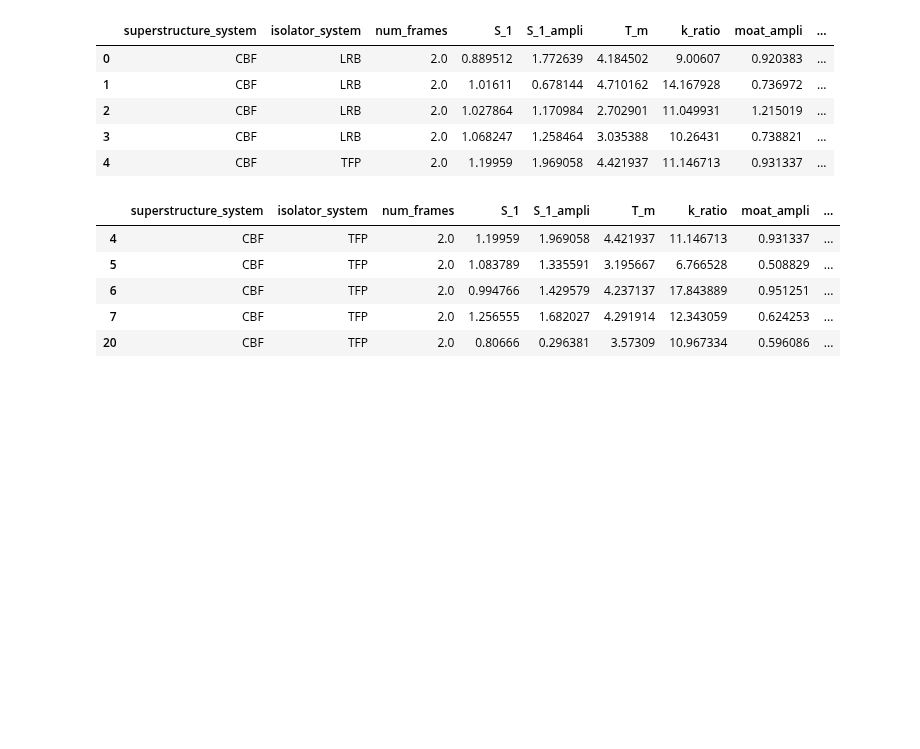
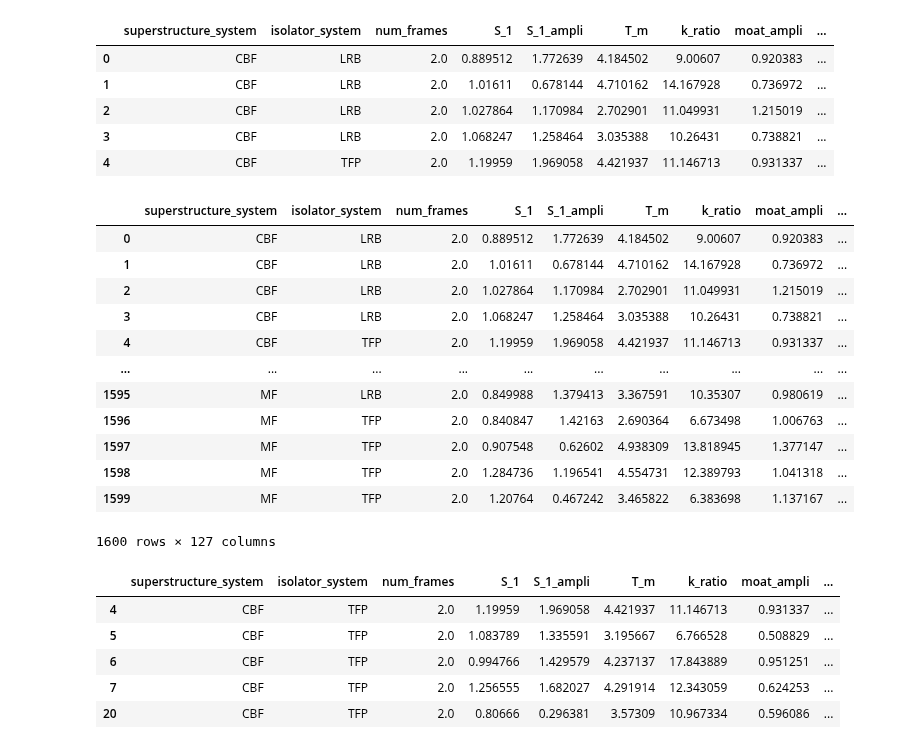
Before and after one commit to hgp297/isol-sys-database, a Jupyter notebook: src/paper/ncee_time_anly_figures.ipynb, the cells around one changed output. Cells and saved outputs as stored; diff of their text form; code cells hidden in the pictures; blank space fills up the shorter version.

```diff
--- a/src/paper/ncee_time_anly_figures.ipynb
+++ b/src/paper/ncee_time_anly_figures.ipynb
@@ -114,6 +106,22 @@ df.head()
 | 2 | CBF | LRB | 2.0 | 1.027864 | 1.170984 | 2.702901 | 11.049931 | 1.215019 | ... |
 | 3 | CBF | LRB | 2.0 | 1.068247 | 1.258464 | 3.035388 | 10.26431 | 0.738821 | ... |
 | 4 | CBF | TFP | 2.0 | 1.19959 | 1.969058 | 4.421937 | 11.146713 | 0.931337 | ... |
+# %%
+df
+# %% [output]
+|  | superstructure_system | isolator_system | num_frames | S_1 | S_1_ampli | T_m | k_ratio | moat_ampli | ... |
+| 0 | CBF | LRB | 2.0 | 0.889512 | 1.772639 | 4.184502 | 9.00607 | 0.920383 | ... |
+| 1 | CBF | LRB | 2.0 | 1.01611 | 0.678144 | 4.710162 | 14.167928 | 0.736972 | ... |
+| 2 | CBF | LRB | 2.0 | 1.027864 | 1.170984 | 2.702901 | 11.049931 | 1.215019 | ... |
+| 3 | CBF | LRB | 2.0 | 1.068247 | 1.258464 | 3.035388 | 10.26431 | 0.738821 | ... |
+| 4 | CBF | TFP | 2.0 | 1.19959 | 1.969058 | 4.421937 | 11.146713 | 0.931337 | ... |
+| ... | ... | ... | ... | ... | ... | ... | ... | ... | ... |
+| 1595 | MF | LRB | 2.0 | 0.849988 | 1.379413 | 3.367591 | 10.35307 | 0.980619 | ... |
+| 1596 | MF | TFP | 2.0 | 0.840847 | 1.42163 | 2.690364 | 6.673498 | 1.006763 | ... |
+| 1597 | MF | TFP | 2.0 | 0.907548 | 0.62602 | 4.938309 | 13.818945 | 1.377147 | ... |
+| 1598 | MF | TFP | 2.0 | 1.284736 | 1.196541 | 4.554731 | 12.389793 | 1.041318 | ... |
+| 1599 | MF | TFP | 2.0 | 1.20764 | 0.467242 | 3.465822 | 6.383698 | 1.137167 | ... |
+1600 rows × 127 columns
 # %%
 df_cbf_tfp.head()
 # %% [output]
```
Also changed, not shown: parts of 18 cells of this notebook, 1 other file.
